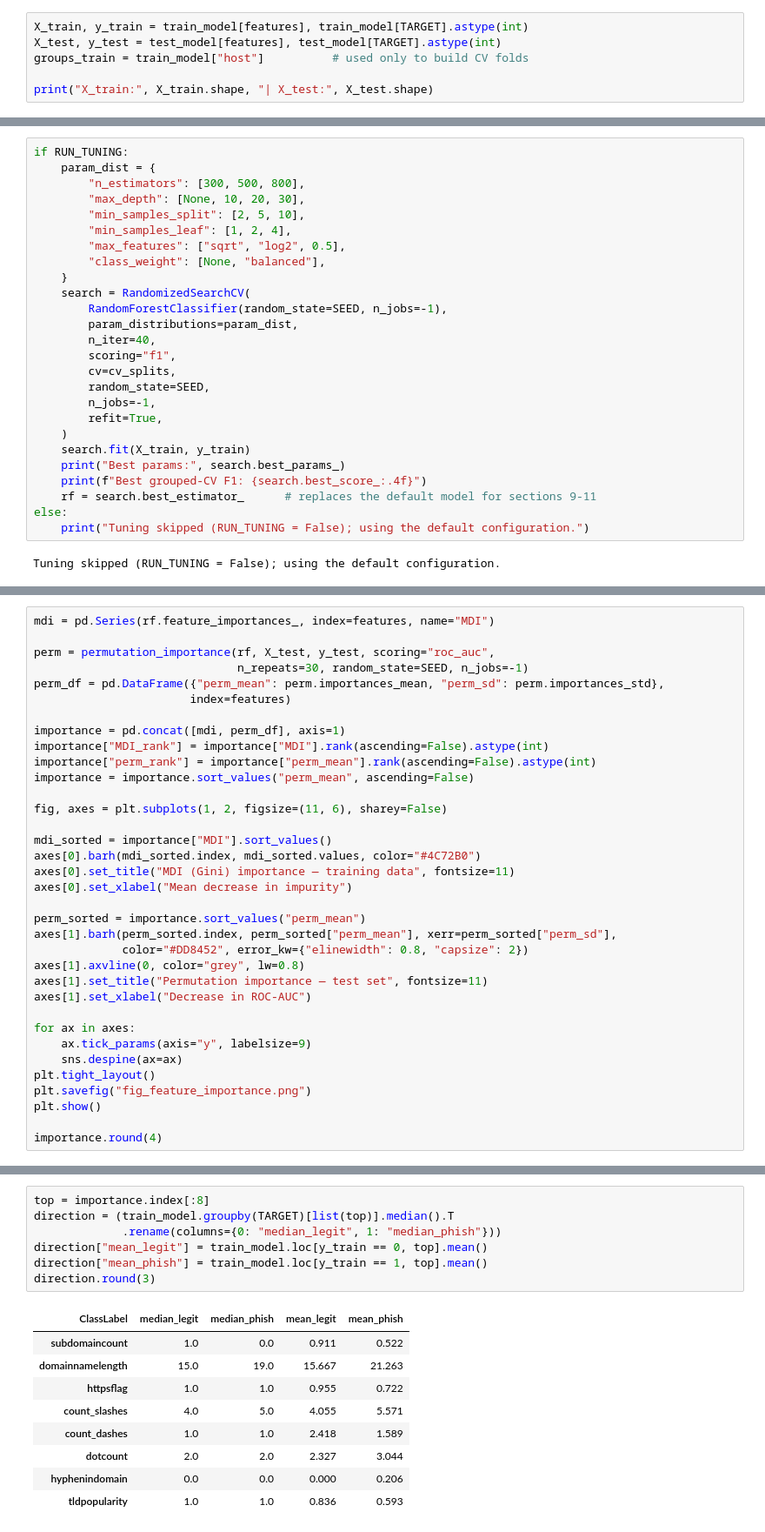
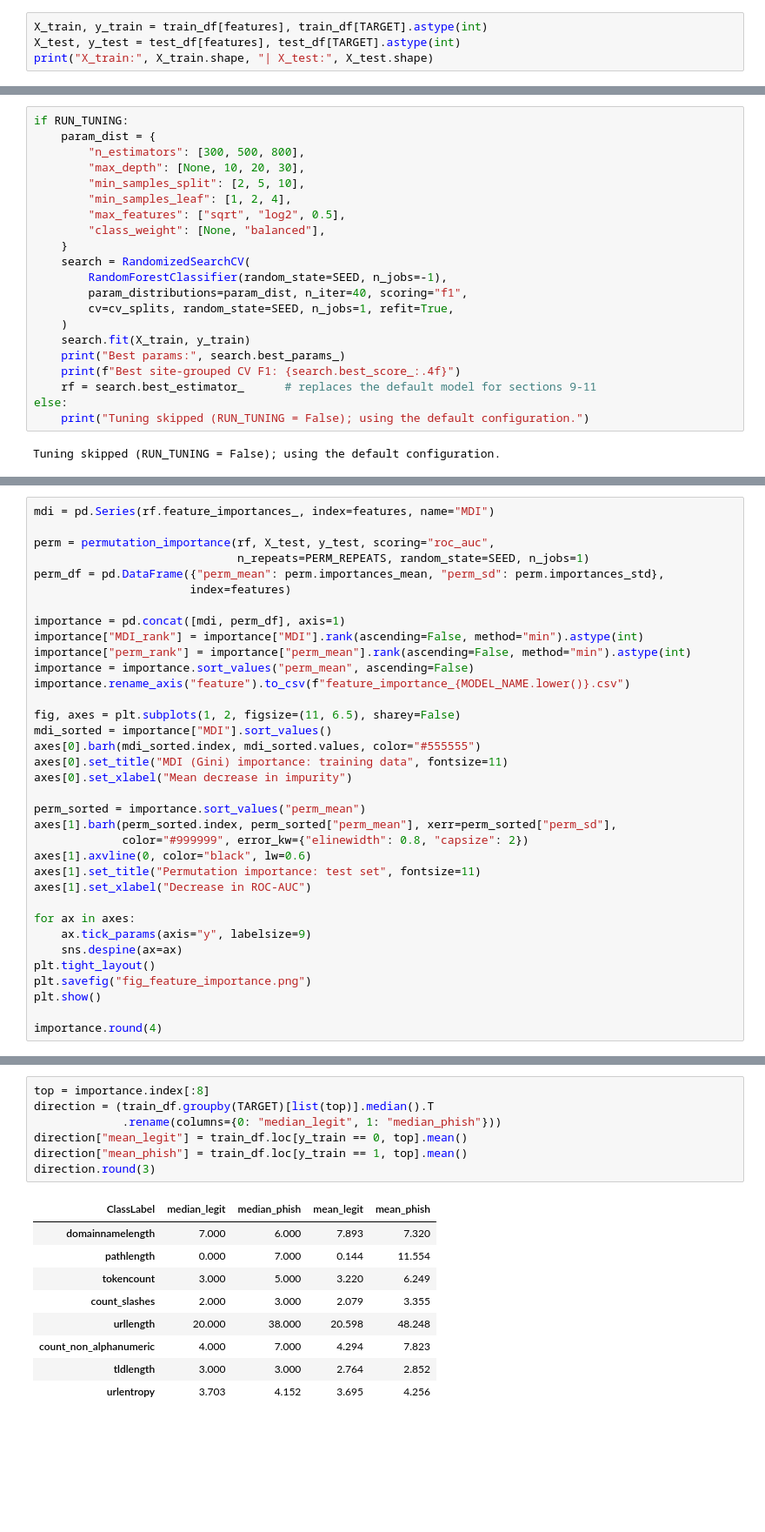
Before and after one commit to fizzz96/phishing-url-rf, a Jupyter notebook: phishing_rf_colab.ipynb, the cells around one changed output, grey strips where cells are left out. Shown at 87% size. Saved outputs shown, nothing was run; the diff lists cells and outputs as text; blank space fills up the shorter version.

```diff
--- a/phishing_rf_colab.ipynb
+++ b/phishing_rf_colab.ipynb
@@ -224,9 +241,7 @@ Features used (21): ['urllength', 'dotcount', 'httpsflag', 'urlentropy', 'subdom
 # %% [markdown]
 ## 5. Feature matrix and target
 # %%
-X_train, y_train = train_model[features], train_model[TARGET].astype(int)
-X_test, y_test = test_model[features], test_model[TARGET].astype(int)
-groups_train = train_model["host"]          # used only to build CV folds
-
+X_train, y_train = train_df[features], train_df[TARGET].astype(int)
+X_test, y_test = test_df[features], test_df[TARGET].astype(int)
 print("X_train:", X_train.shape, "| X_test:", X_test.shape)
 # %% [output]
@@ -362,17 +365,12 @@ if RUN_TUNING:
     }
     search = RandomizedSearchCV(
         RandomForestClassifier(random_state=SEED, n_jobs=-1),
-        param_distributions=param_dist,
-        n_iter=40,
-        scoring="f1",
-        cv=cv_splits,
-        random_state=SEED,
-        n_jobs=-1,
-        refit=True,
+        param_distributions=param_dist, n_iter=40, scoring="f1",
+        cv=cv_splits, random_state=SEED, n_jobs=1, refit=True,
     )
     search.fit(X_train, y_train)
     print("Best params:", search.best_params_)
-    print(f"Best grouped-CV F1: {search.best_score_:.4f}")
+    print(f"Best site-grouped CV F1: {search.best_score_:.4f}")
     rf = search.best_estimator_      # replaces the default model for sections 9-11
 else:
     print("Tuning skipped (RUN_TUNING = False); using the default configuration.")
@@ -487,27 +505,27 @@ When the two rankings disagree, the permutation ranking is the one to report. Co
 mdi = pd.Series(rf.feature_importances_, index=features, name="MDI")
 
 perm = permutation_importance(rf, X_test, y_test, scoring="roc_auc",
-                              n_repeats=30, random_state=SEED, n_jobs=-1)
+                              n_repeats=PERM_REPEATS, random_state=SEED, n_jobs=1)
 perm_df = pd.DataFrame({"perm_mean": perm.importances_mean, "perm_sd": perm.importances_std},
                        index=features)
 
 importance = pd.concat([mdi, perm_df], axis=1)
-importance["MDI_rank"] = importance["MDI"].rank(ascending=False).astype(int)
-importance["perm_rank"] = importance["perm_mean"].rank(ascending=False).astype(int)
+importance["MDI_rank"] = importance["MDI"].rank(ascending=False, method="min").astype(int)
+importance["perm_rank"] = importance["perm_mean"].rank(ascending=False, method="min").astype(int)
 importance = importance.sort_values("perm_mean", ascending=False)
+importance.rename_axis("feature").to_csv(f"feature_importance_{MODEL_NAME.lower()}.csv")
 
-fig, axes = plt.subplots(1, 2, figsize=(11, 6), sharey=False)
-
+fig, axes = plt.subplots(1, 2, figsize=(11, 6.5), sharey=False)
 mdi_sorted = importance["MDI"].sort_values()
-axes[0].barh(mdi_sorted.index, mdi_sorted.values, color="#4C72B0")
-axes[0].set_title("MDI (Gini) importance — training data", fontsize=11)
+axes[0].barh(mdi_sorted.index, mdi_sorted.values, color="#555555")
+axes[0].set_title("MDI (Gini) importance: training data", fontsize=11)
 axes[0].set_xlabel("Mean decrease in impurity")
 
 perm_sorted = importance.sort_values("perm_mean")
 axes[1].barh(perm_sorted.index, perm_sorted["perm_mean"], xerr=perm_sorted["perm_sd"],
-             color="#DD8452", error_kw={"elinewidth": 0.8, "capsize": 2})
-axes[1].axvline(0, color="grey", lw=0.8)
-axes[1].set_title("Permutation importance — test set", fontsize=11)
+             color="#999999", error_kw={"elinewidth": 0.8, "capsize": 2})
+axes[1].axvline(0, color="black", lw=0.6)
+axes[1].set_title("Permutation importance: test set", fontsize=11)
 axes[1].set_xlabel("Decrease in ROC-AUC")
 
 for ax in axes:
@@ -544,17 +562,17 @@ Importance says *how much* a feature matters, not *which way*. The class-conditi
 # %%
 top = importance.index[:8]
-direction = (train_model.groupby(TARGET)[list(top)].median().T
+direction = (train_df.groupby(TARGET)[list(top)].median().T
              .rename(columns={0: "median_legit", 1: "median_phish"}))
-direction["mean_legit"] = train_model.loc[y_train == 0, top].mean()
-direction["mean_phish"] = train_model.loc[y_train == 1, top].mean()
+direction["mean_legit"] = train_df.loc[y_train == 0, top].mean()
+direction["mean_phish"] = train_df.loc[y_train == 1, top].mean()
 direction.round(3)
 # %% [output]
 | ClassLabel | median_legit | median_phish | mean_legit | mean_phish |
-| subdomaincount | 1.0 | 0.0 | 0.911 | 0.522 |
-| domainnamelength | 15.0 | 19.0 | 15.667 | 21.263 |
-| httpsflag | 1.0 | 1.0 | 0.955 | 0.722 |
-| count_slashes | 4.0 | 5.0 | 4.055 | 5.571 |
-| count_dashes | 1.0 | 1.0 | 2.418 | 1.589 |
-| dotcount | 2.0 | 2.0 | 2.327 | 3.044 |
-| hyphenindomain | 0.0 | 0.0 | 0.000 | 0.206 |
-| tldpopularity | 1.0 | 1.0 | 0.836 | 0.593 |
+| domainnamelength | 7.000 | 6.000 | 7.893 | 7.320 |
+| pathlength | 0.000 | 7.000 | 0.144 | 11.554 |
+| tokencount | 3.000 | 5.000 | 3.220 | 6.249 |
+| count_slashes | 2.000 | 3.000 | 2.079 | 3.355 |
+| urllength | 20.000 | 38.000 | 20.598 | 48.248 |
+| count_non_alphanumeric | 4.000 | 7.000 | 4.294 | 7.823 |
+| tldlength | 3.000 | 3.000 | 2.764 | 2.852 |
+| urlentropy | 3.703 | 4.152 | 3.695 | 4.256 |
```
Also changed, not shown: parts of 27 cells of this notebook, 9 other files.
